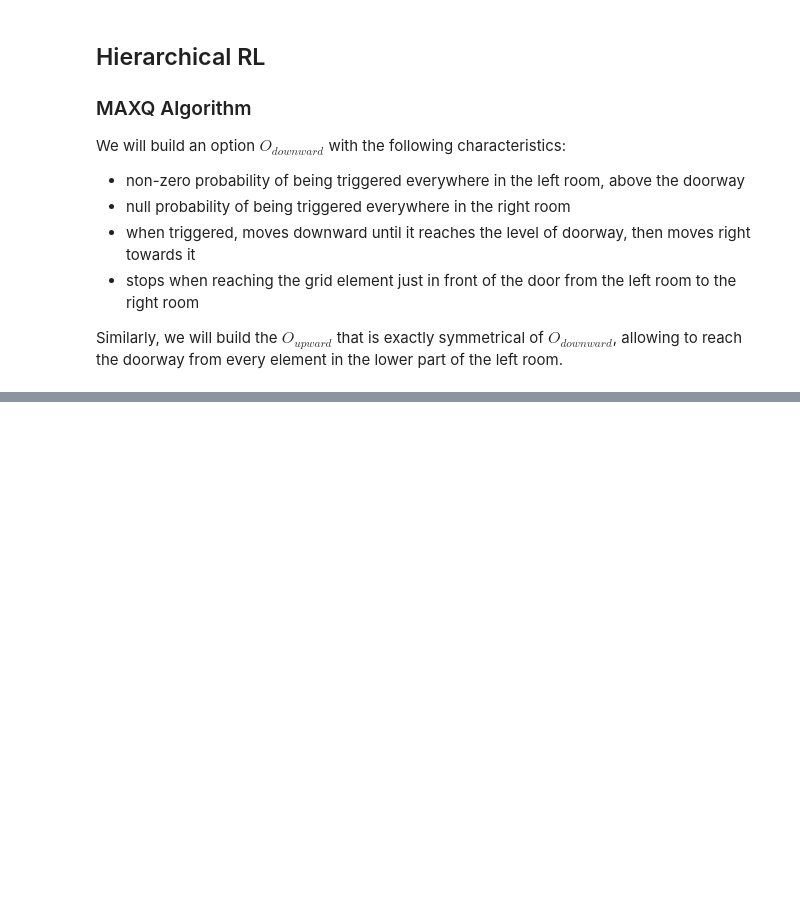
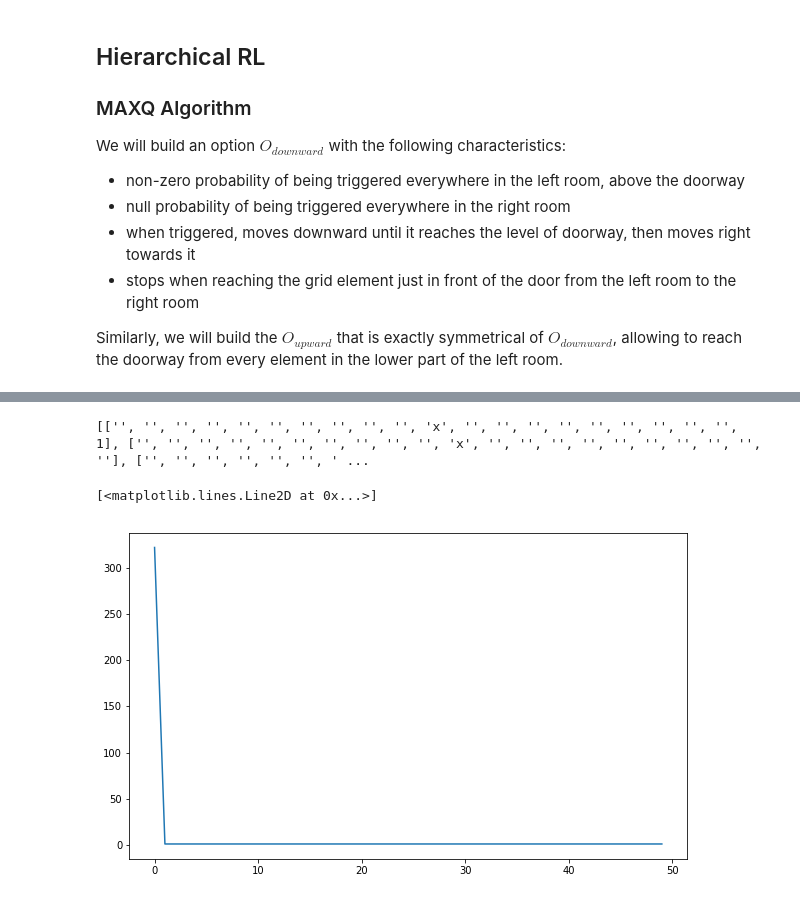
Before and after one commit to slebastard/RLProject, a Jupyter notebook: Hierarchical_RoomProblems.ipynb, the cells around one changed output, grey strips where cells are left out. Cells and saved outputs as stored; diff of their text form; code cells hidden in the pictures; blank space fills up the shorter version.

```diff
--- a/Hierarchical_RoomProblems.ipynb
+++ b/Hierarchical_RoomProblems.ipynb
@@ -80,0 +127,9 @@ MaxQ_2Rooms = MAXQ(twoRooms, alpha0=0.25, expl0=0.9, n_iter=1000, optionSet=[dow
+# %%
+print(MaxQ_2Rooms.GridWorld.grid)
+# %% [output]
+[['', '', '', '', '', '', '', '', '', '', 'x', '', '', '', '', '', '', '', '', '', 1], ['', '', '', '', '', '', '', '', '', '', 'x', '', '', '', '', '', '', '', '', '', ''], ['', '', '', '', '', '', ' ...
+# %%
+plt.plot(range(50), MaxQ_2Rooms.timeLog[:50])
+# %% [output]
+[<matplotlib.lines.Line2D at 0x...>]
+[figure, added]
```
Also changed, not shown: parts of 5 cells of this notebook, 3 other files.
